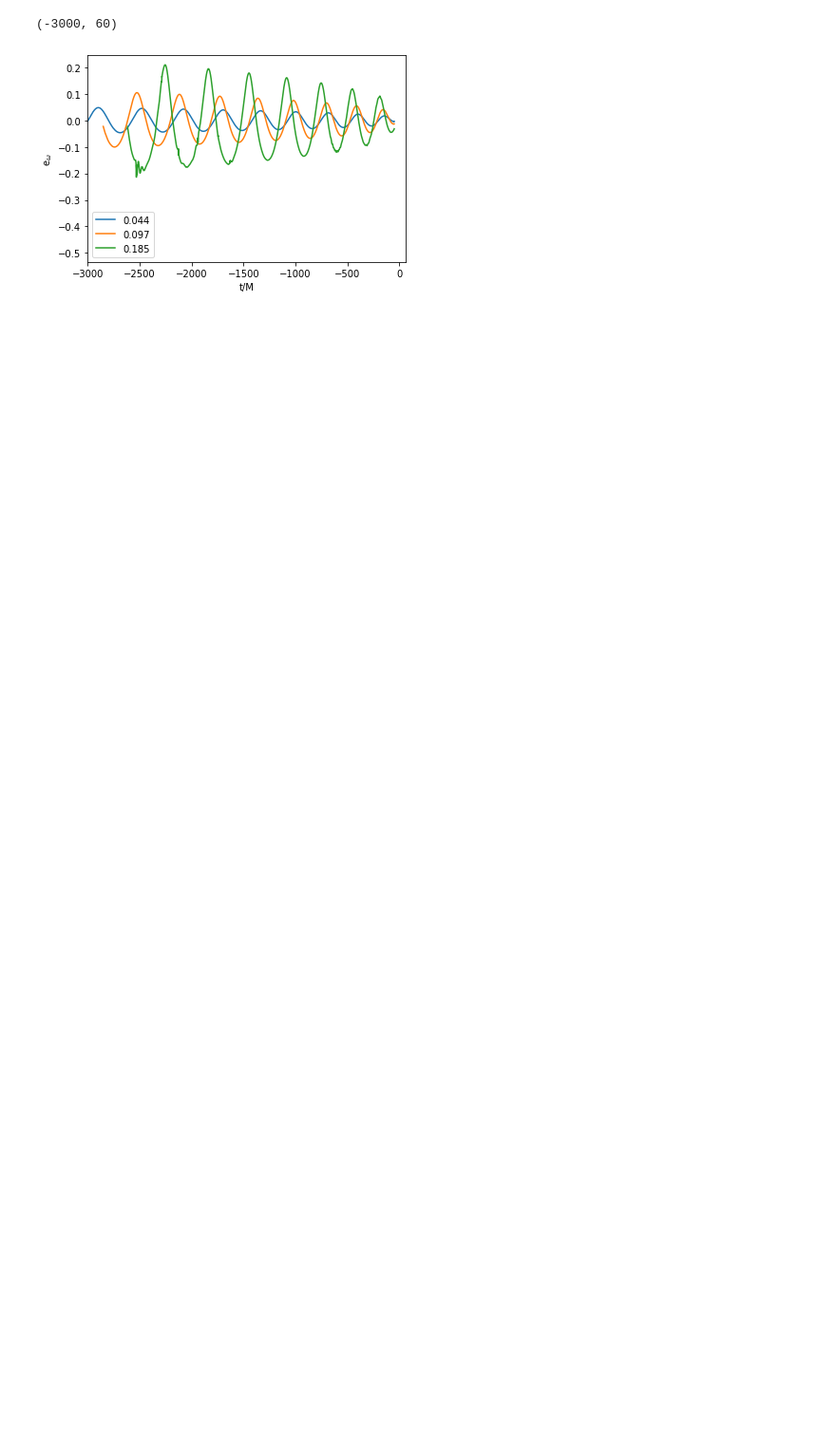
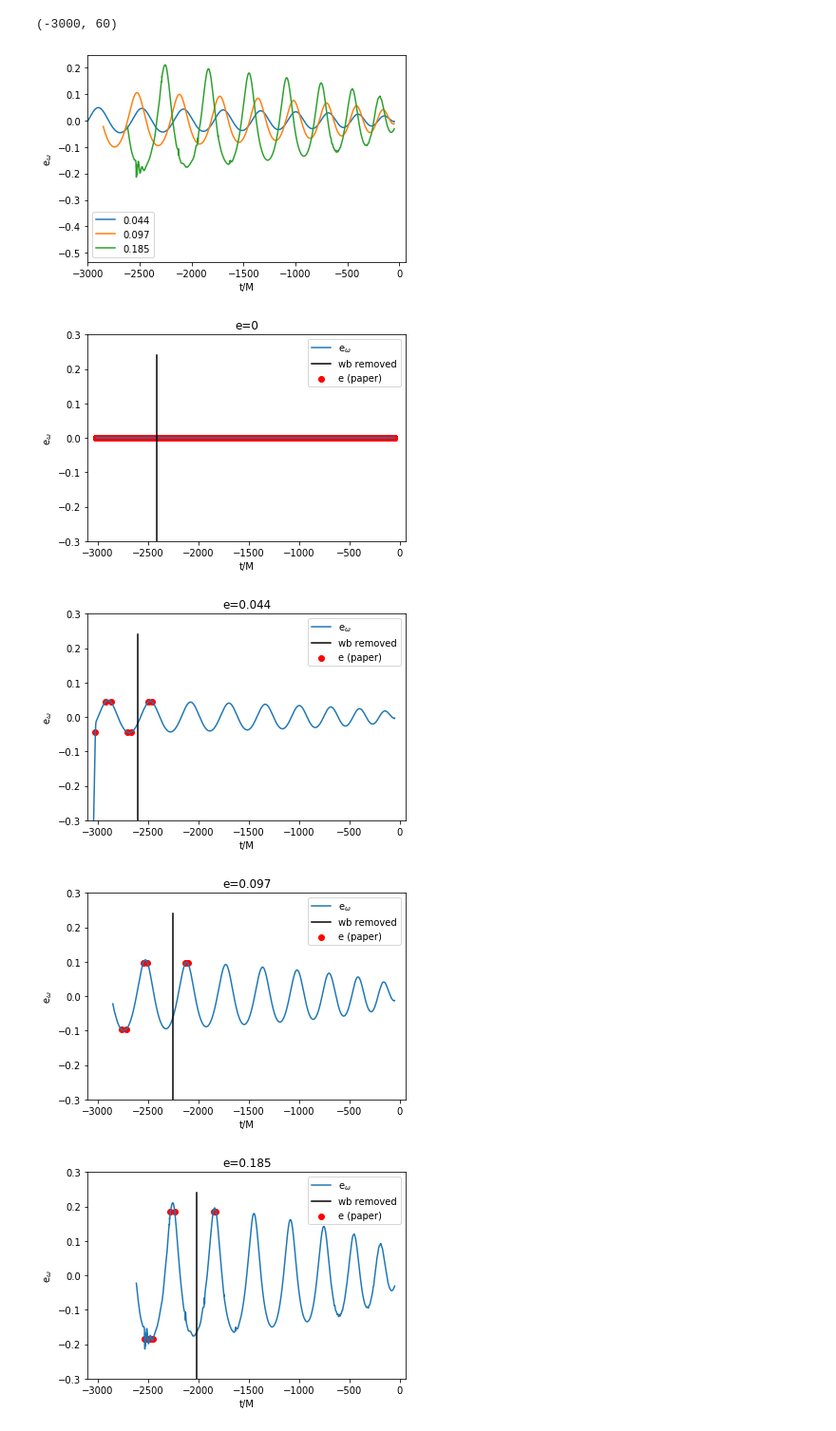
Before and after one commit to Yoshinta/pyrex, a Jupyter notebook: example/measure_ecc_pyrex.ipynb, the cells around one changed output. Shown at 95% size. Saved outputs shown, nothing was run; the diff lists cells and outputs as text; code cells hidden in the pictures; blank space fills up the shorter version.

```diff
--- a/example/measure_ecc_pyrex.ipynb
+++ b/example/measure_ecc_pyrex.ipynb
@@ -65,3 +78,22 @@ plt.xlim(-3000,60)
 # %% [output]
 (-3000, 60)
 [figure]
+# %%
+for i in range(len(train_name2)):
+    roots_pos,roots_neg=tools.find_intercept(train_q2.time[i],train_q2.e_omega[i],train_e_comm2[i])
+    plt.plot(train_q2.time[i],train_q2.e_omega[i],label='e$_\omega$')
+    plt.scatter(roots_pos,np.zeros(len(roots_pos))+train_e_comm2[i],color='r',label='e (paper)')
+    plt.scatter(roots_neg,np.zeros(len(roots_neg))-train_e_comm2[i],color='r')
+    plt.axvline(x=train_q2.time[i][0]+600,ymin=-0.7,ymax=0.9,color='k',label='wb removed')
+    plt.xlabel('t/M')
+    plt.ylabel('e$_\omega$')
+    plt.title('e='+str(train_e_comm2[i]))
+    plt.legend()
+    plt.xlim(-3100,60)
+    plt.ylim(-0.3,0.3)
+    plt.show()
+# %% [output]
+[figure, added]
+[figure, added]
+[figure, added]
+[figure, added]
```
Also changed, not shown: parts of 10 cells of this notebook, 2 other files.
